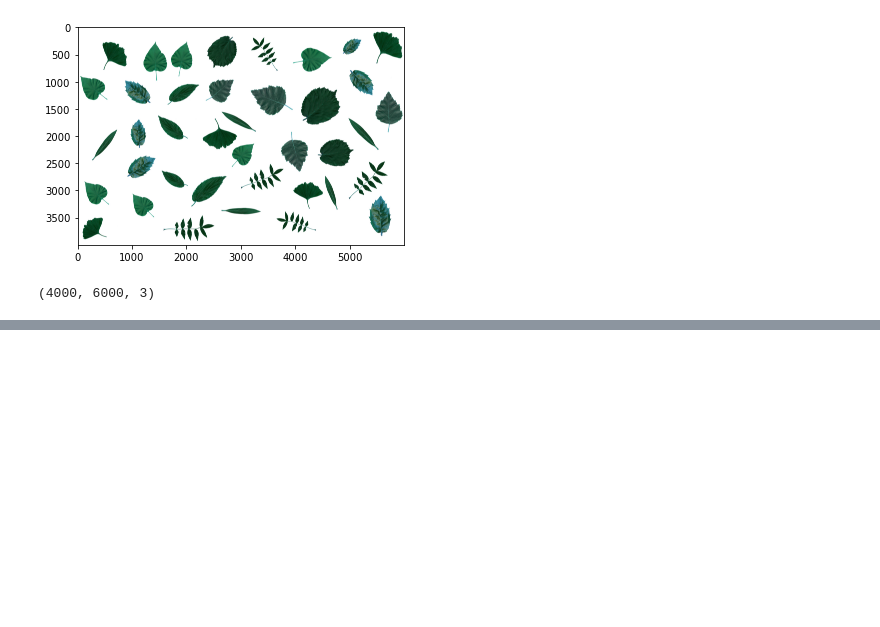
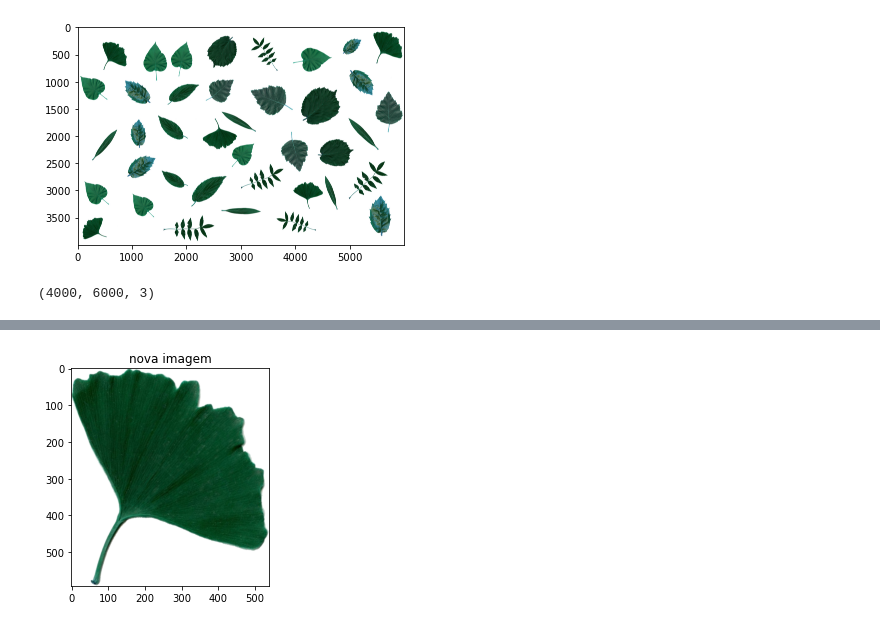
Before and after one commit to matheusnunesismael/LeafCounter, a Jupyter notebook: main.ipynb, the cells around one changed output, grey strips where cells are left out. Cells and saved outputs as stored; diff of their text form; code cells hidden in the pictures; blank space fills up the shorter version.

```diff
--- a/main.ipynb
+++ b/main.ipynb
@@ -177,0 +189,7 @@ print(np.shape(teste))
+# %%
+# adiciona 3ª dimensão em mask3D para que o broadcast seja possível
+mask3D = np.zeros((new_height, new_width, 1))
+# pega os valores de mask
+mask3D[:,:,0] = mask
+# converte mask3D em uma matriz booleana
+mask3D = np.array(mask3D, dtype=bool)
@@ -177,0 +210,14 @@ print(np.shape(teste))
+# %%
+# troca fundos pretos da aplicação da máscara por fundos branco
+for i in range(new_height):
+    for j in range(new_width):
+        if mask3D[i,j,0]==0:
+            new_img[i,j]=[255,255,255]
+        else:
+            im0[i+min_y-1, j+min_x-1] = [255,255,255]
+# %%
+plt.imshow(new_img)
+plt.title("nova imagem")
+plt.show()
+# %% [output]
+[figure, added]
```
Also changed, not shown: parts of 24 cells of this notebook.
